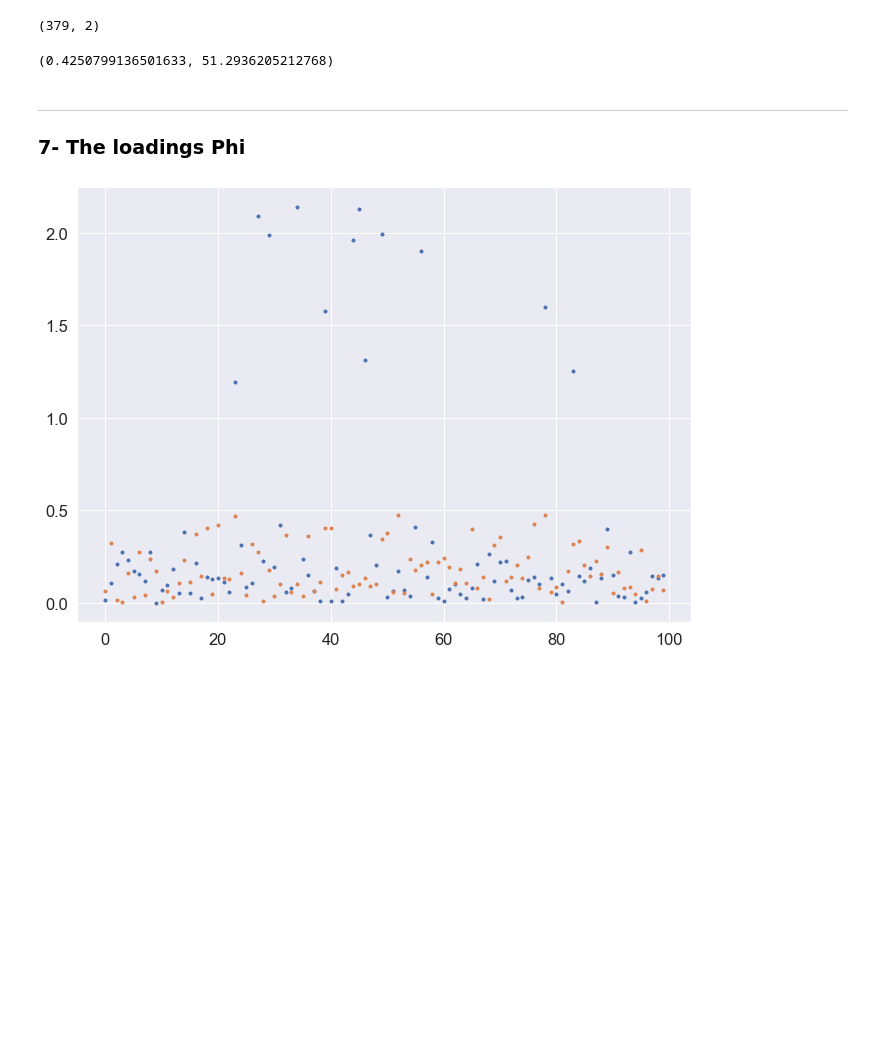
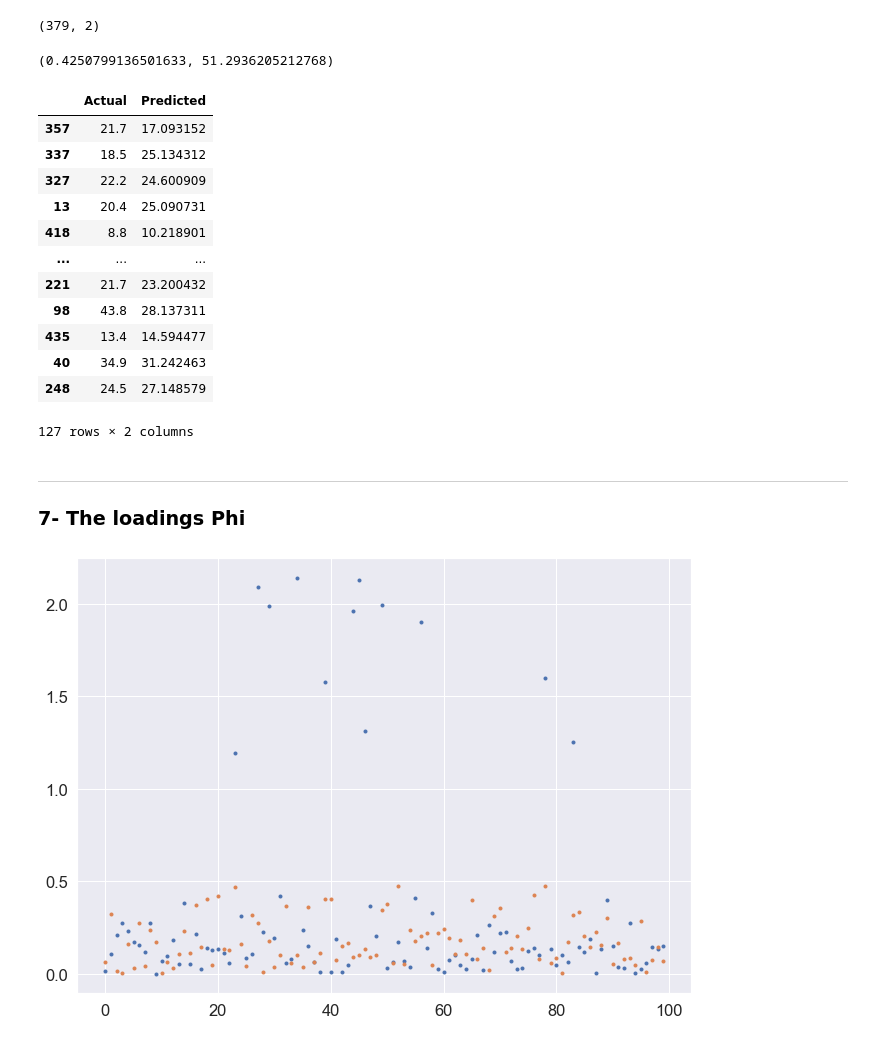
Before and after one commit to Bourhano/TelecomParis, a Jupyter notebook: StatisticsOLS/sd-tsia204_lab2_dernayka_bourhan.ipynb, the cells around one changed output. Saved outputs shown, nothing was run; the diff lists cells and outputs as text; code cells hidden in the pictures; blank space fills up the shorter version.

```diff
--- a/StatisticsOLS/sd-tsia204_lab2_dernayka_bourhan.ipynb
+++ b/StatisticsOLS/sd-tsia204_lab2_dernayka_bourhan.ipynb
@@ -311,3 +317,8 @@ np.mean(PC1), np.mean(PC2), np.std(PC1), np.std(PC2)
 # %% [markdown]
 ___
 ### 6- PCA before OLS
+# %%
+from sklearn.decomposition import PCA
+pca = PCA(n_components=2)
+pca.fit(X_train_fitted)
+print(pca.components_.T, pca.explained_variance_)
@@ -340,3 +368,19 @@ X_PCA_test = X_test_fitted.dot(US)
+# %%
+pd.DataFrame({'Actual': y_test, 'Predicted': y_pred})
+# %% [output]
+|  | Actual | Predicted |
+| 357 | 21.7 | 17.093152 |
+| 337 | 18.5 | 25.134312 |
+| 327 | 22.2 | 24.600909 |
+| 13 | 20.4 | 25.090731 |
+| 418 | 8.8 | 10.218901 |
+| ... | ... | ... |
+| 221 | 21.7 | 23.200432 |
+| 98 | 43.8 | 28.137311 |
+| 435 | 13.4 | 14.594477 |
+| 40 | 34.9 | 31.242463 |
+| 248 | 24.5 | 27.148579 |
+127 rows × 2 columns
 # %% [markdown]
 ___
 ### 7- The loadings Phi
```
Also changed, not shown: parts of 18 cells of this notebook.
